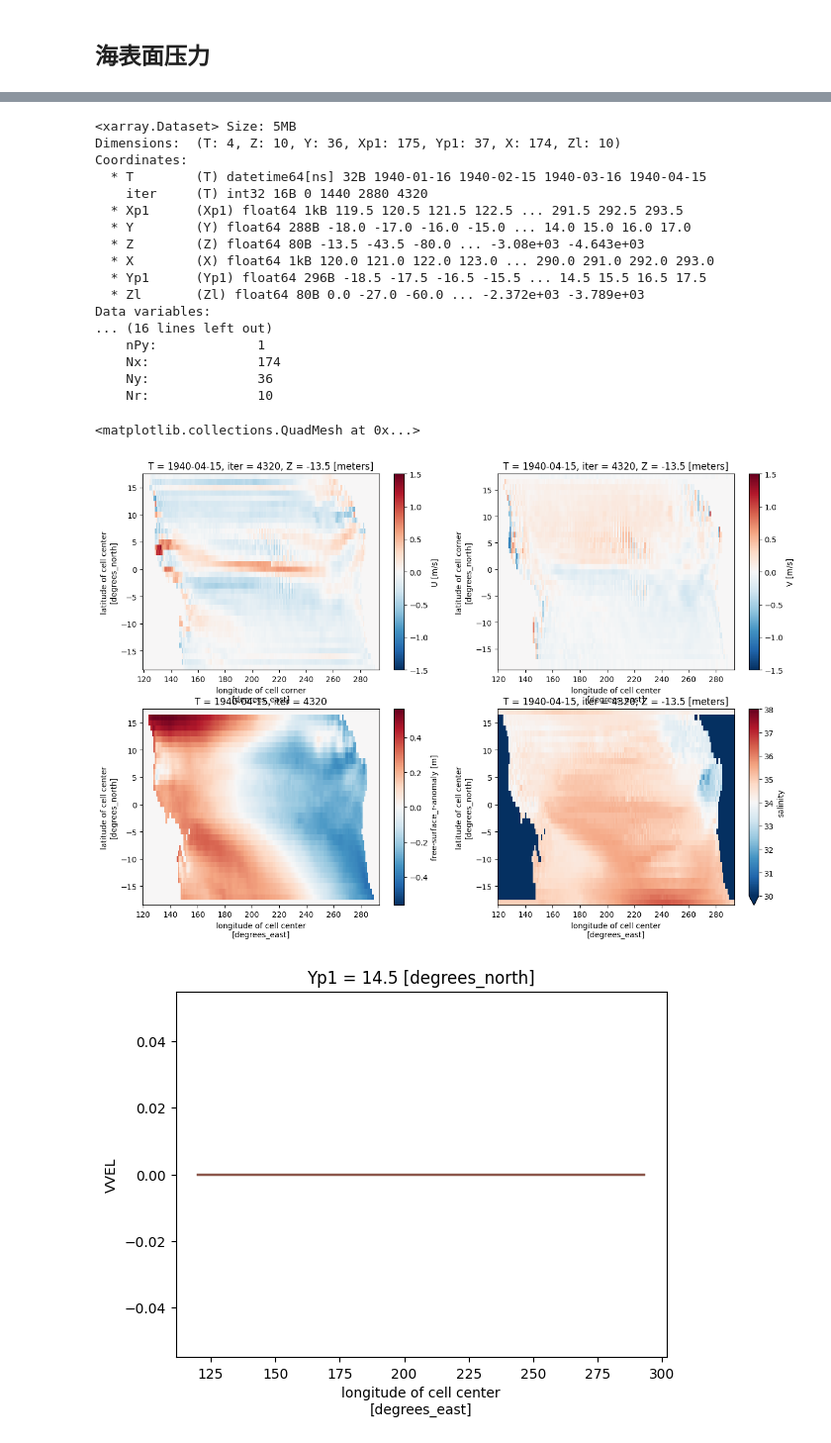
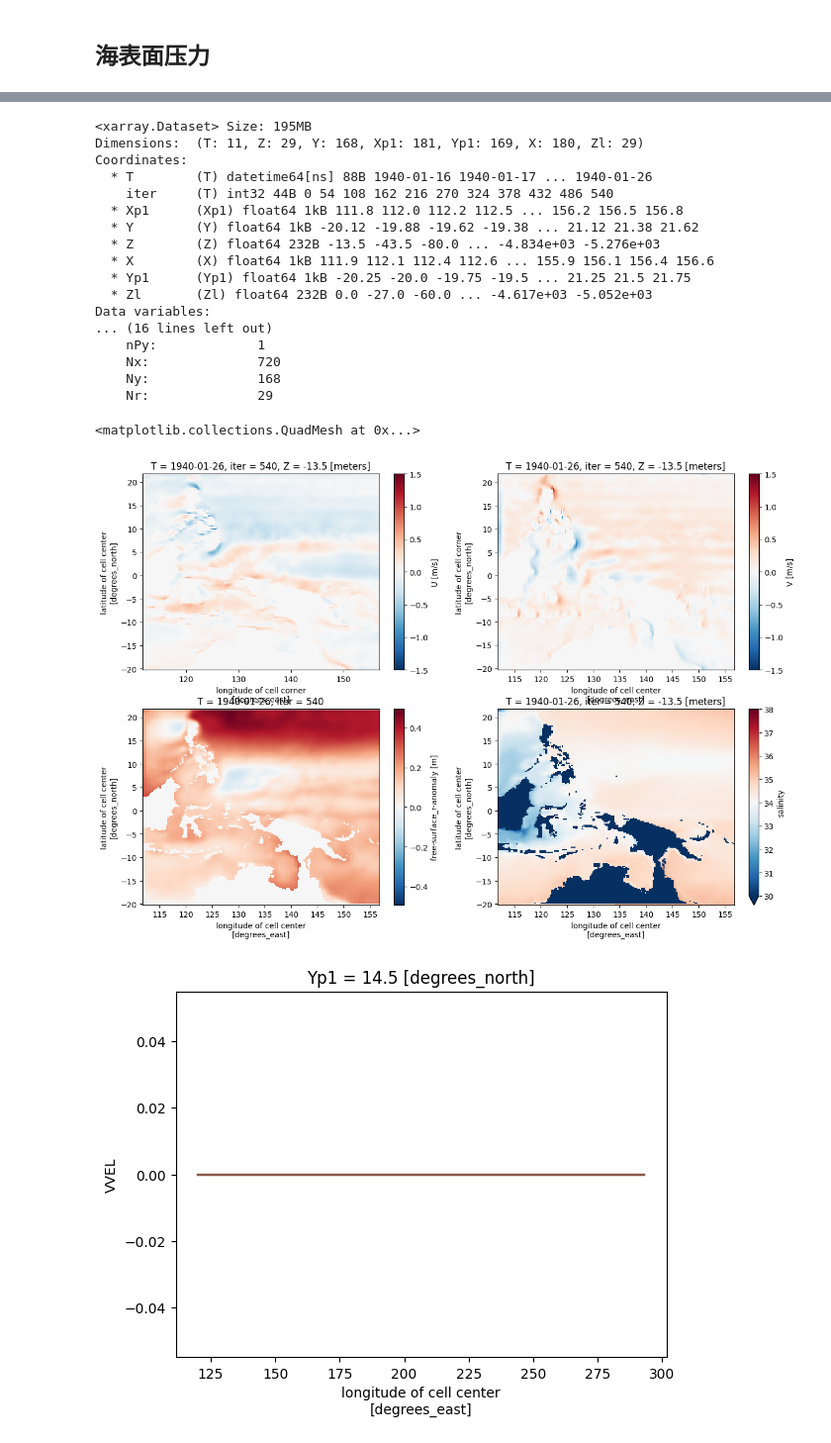
Before and after one commit to FattyZH/eqp-dlfv-mitgcm-era5, a Jupyter notebook: script/analysis.ipynb, the cells around one changed output, grey strips where cells are left out. Shown: that part at 99% size. Drawn from its saved outputs; the diff is of its cells as text; code cells hidden in the pictures.

```diff
--- a/script/analysis.ipynb
+++ b/script/analysis.ipynb
@@ -23,7 +23,7 @@ import MITgcmutils as mutils
 import numpy as np
 import xarray as xr
 import matplotlib.pyplot as plt
-a = xr.load_dataset('../run/mnc_exp_0003/dync.0000000000.t001.nc')
+a = xr.load_dataset('../run/mnc_exp_0001/dync.0000000000.t001.nc')
 # display(a)
 # id = a.indexes['T'].get_loc('1940-03-01 00:00:00')
 id = -1
@@ -55,41 +74,41 @@ b = a['phiHyd'][1740,0]
 # %%
 import MITgcmutils as mutils
 import numpy as np
 import xarray as xr
 import matplotlib.pyplot as plt
-a = xr.load_dataset('../run/mnc_exp_0003/state.0000000000.t001.nc')
+a = xr.load_dataset('../run/mnc_exp_0001/state.0000000000.t001.nc')
 display(a)
 # id = a.indexes['T'].get_loc('1940-03-01 00:00:00')
 id = -1
 plt.figure(figsize=(15,10))
 plt.subplot(2,2,1)
 a['U'][id,0].plot(cmap='RdBu_r',vmin=-1.5, vmax=1.5)
 plt.subplot(2,2,2)
 a['V'][id,0].plot(cmap='RdBu_r',vmin=-1.5, vmax=1.5)
 plt.subplot(2,2,3)
 a['Eta'][id].plot(cmap='RdBu_r')
 plt.subplot(2,2,4)
 a['S'][id,0].plot(cmap='RdBu_r',vmin=30, vmax=38)
 # %% [output]
-<xarray.Dataset> Size: 5MB
-Dimensions:  (T: 4, Z: 10, Y: 36, Xp1: 175, Yp1: 37, X: 174, Zl: 10)
+<xarray.Dataset> Size: 195MB
+Dimensions:  (T: 11, Z: 29, Y: 168, Xp1: 181, Yp1: 169, X: 180, Zl: 29)
 Coordinates:
-  * T        (T) datetime64[ns] 32B 1940-01-16 1940-02-15 1940-03-16 1940-04-15
-    iter     (T) int32 16B 0 1440 2880 4320
-  * Xp1      (Xp1) float64 1kB 119.5 120.5 121.5 122.5 ... 291.5 292.5 293.5
-  * Y        (Y) float64 288B -18.0 -17.0 -16.0 -15.0 ... 14.0 15.0 16.0 17.0
-  * Z        (Z) float64 80B -13.5 -43.5 -80.0 ... -3.08e+03 -4.643e+03
-  * X        (X) float64 1kB 120.0 121.0 122.0 123.0 ... 290.0 291.0 292.0 293.0
-  * Yp1      (Yp1) float64 296B -18.5 -17.5 -16.5 -15.5 ... 14.5 15.5 16.5 17.5
-  * Zl       (Zl) float64 80B 0.0 -27.0 -60.0 ... -2.372e+03 -3.789e+03
+  * T        (T) datetime64[ns] 88B 1940-01-16 1940-01-17 ... 1940-01-26
+    iter     (T) int32 44B 0 54 108 162 216 270 324 378 432 486 540
+  * Xp1      (Xp1) float64 1kB 111.8 112.0 112.2 112.5 ... 156.2 156.5 156.8
+  * Y        (Y) float64 1kB -20.12 -19.88 -19.62 -19.38 ... 21.12 21.38 21.62
+  * Z        (Z) float64 232B -13.5 -43.5 -80.0 ... -4.834e+03 -5.276e+03
+  * X        (X) float64 1kB 111.9 112.1 112.4 112.6 ... 155.9 156.1 156.4 156.6
+  * Yp1      (Yp1) float64 1kB -20.25 -20.0 -19.75 -19.5 ... 21.25 21.5 21.75
+  * Zl       (Zl) float64 232B 0.0 -27.0 -60.0 ... -4.617e+03 -5.052e+03
 Data variables:
 ... (16 lines left out)
     nPy:             1
-    Nx:              174
-    Ny:              36
-    Nr:              10
+    Nx:              720
+    Ny:              168
+    Nr:              29
 <matplotlib.collections.QuadMesh at 0x...>
-[figure, old version]
+[figure, new version]
 # %%
 import MITgcmutils as mutils
 import numpy as np
```
Also changed, not shown: parts of 3 cells of this notebook, 6 other files.
